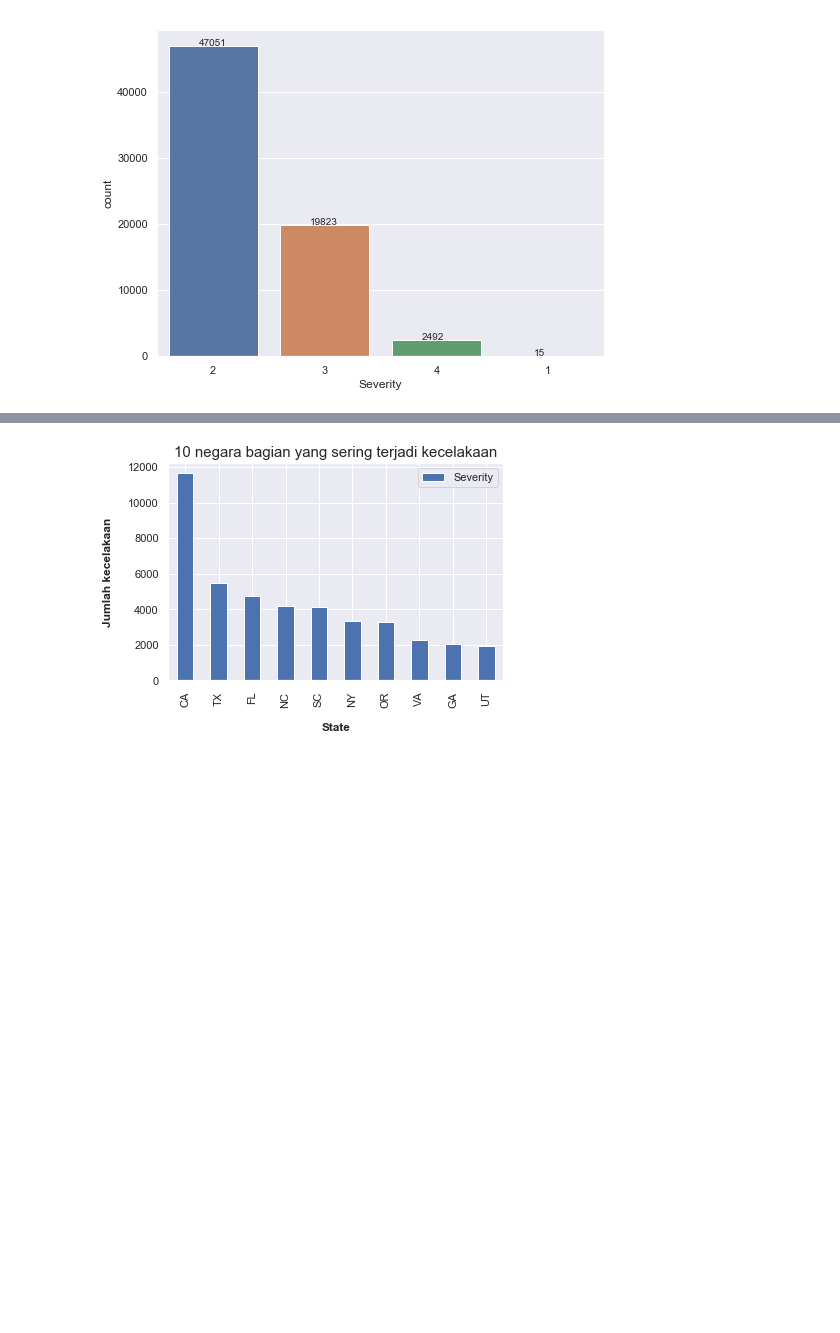
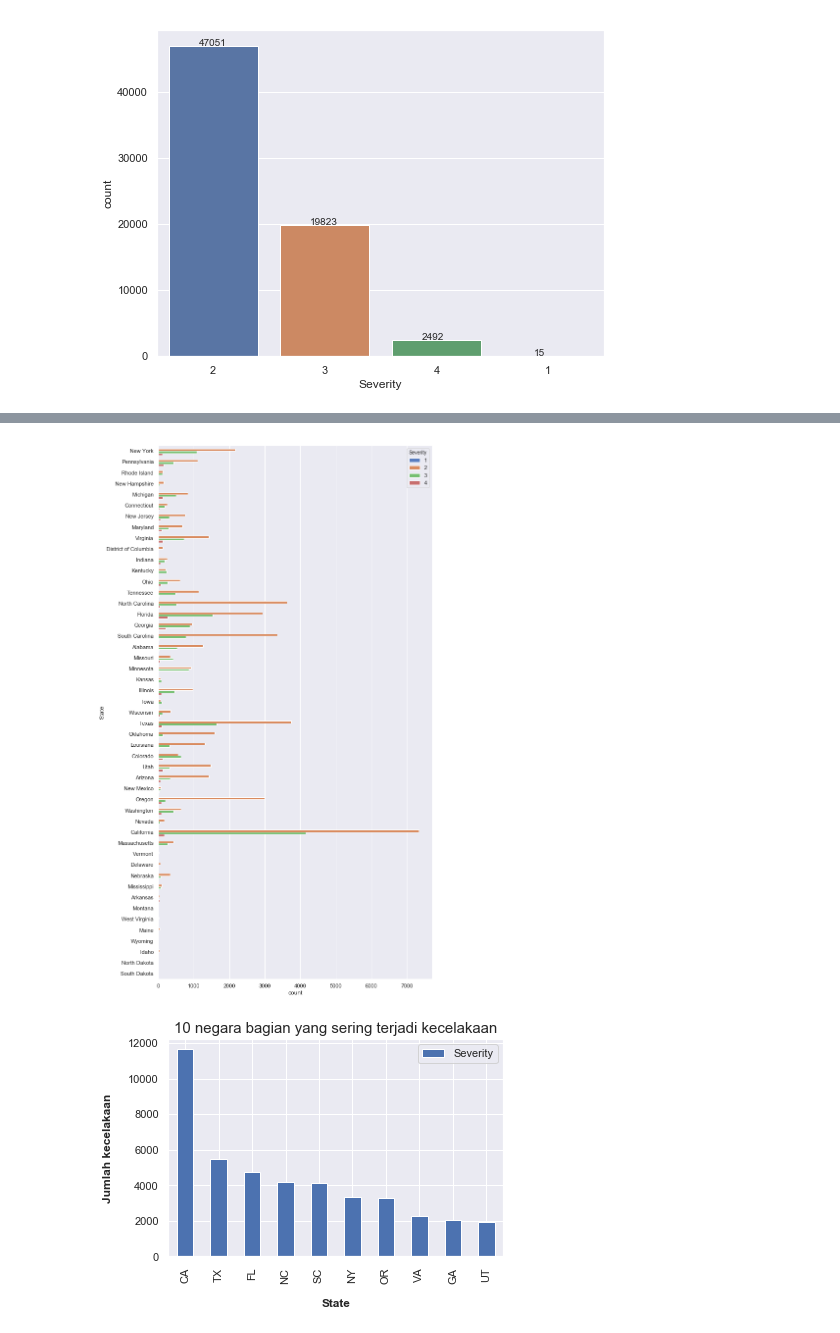
Before and after one commit to maftuhm/UAS-kapita-selekta-komputasi, a Jupyter notebook: UAS KAPITA SELEKTA KOMPUTASI.ipynb, the cells around one changed output, grey strips where cells are left out. Drawn from its saved outputs; the diff is of its cells as text; code cells hidden in the pictures; blank space fills up the shorter version.

```diff
--- a/UAS KAPITA SELEKTA KOMPUTASI.ipynb
+++ b/UAS KAPITA SELEKTA KOMPUTASI.ipynb
@@ -443,3 +494,8 @@ for p, label in zip(ax.patches, data[col].value_counts().values):
+# %%
+plt.figure(figsize=(10,20))
+ax = sns.countplot(y = 'State', hue = 'Severity', palette = 'muted', data=data)
+# %% [output]
+[figure, added]
 # %%
 # jumlah_kecelakaan = data_lokasi.groupby(['State']).count()
 grouped = data_lokasi.groupby(['State']).count().reset_index()
```
Also changed, not shown: parts of 10 cells of this notebook.
